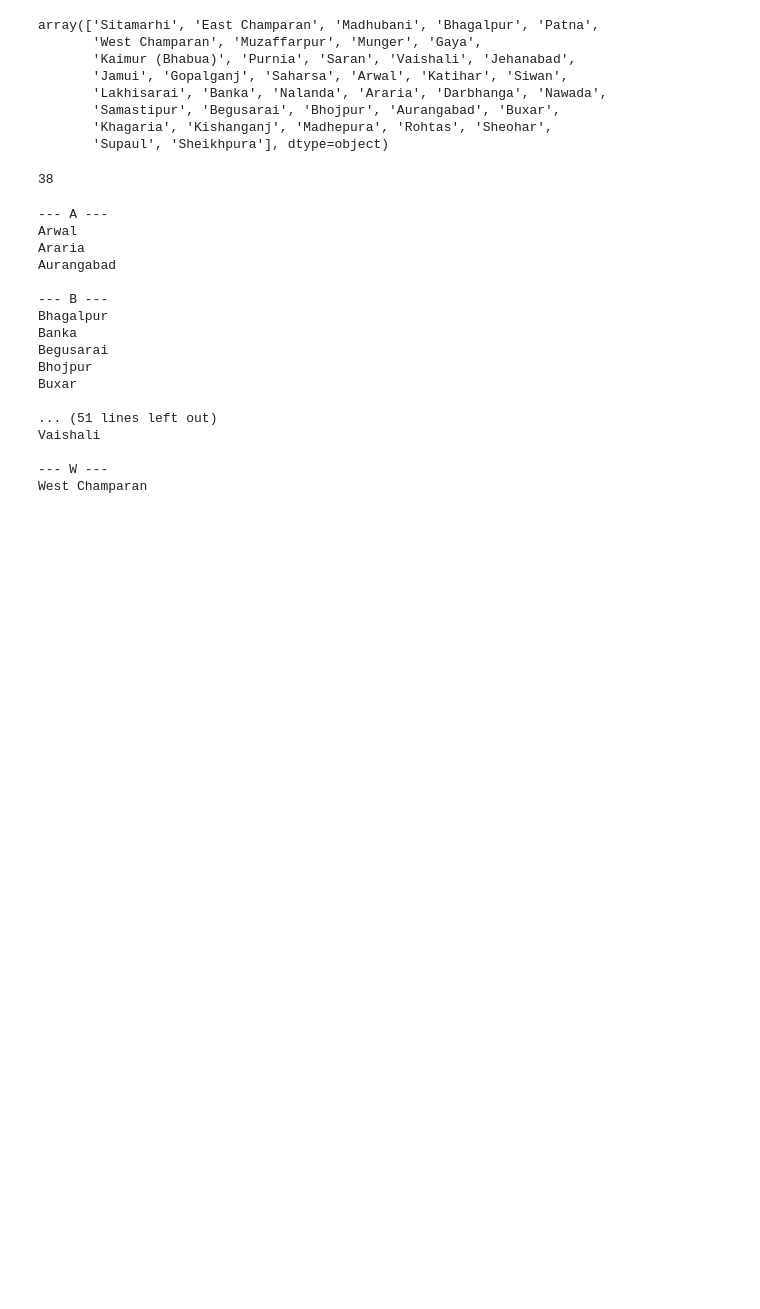
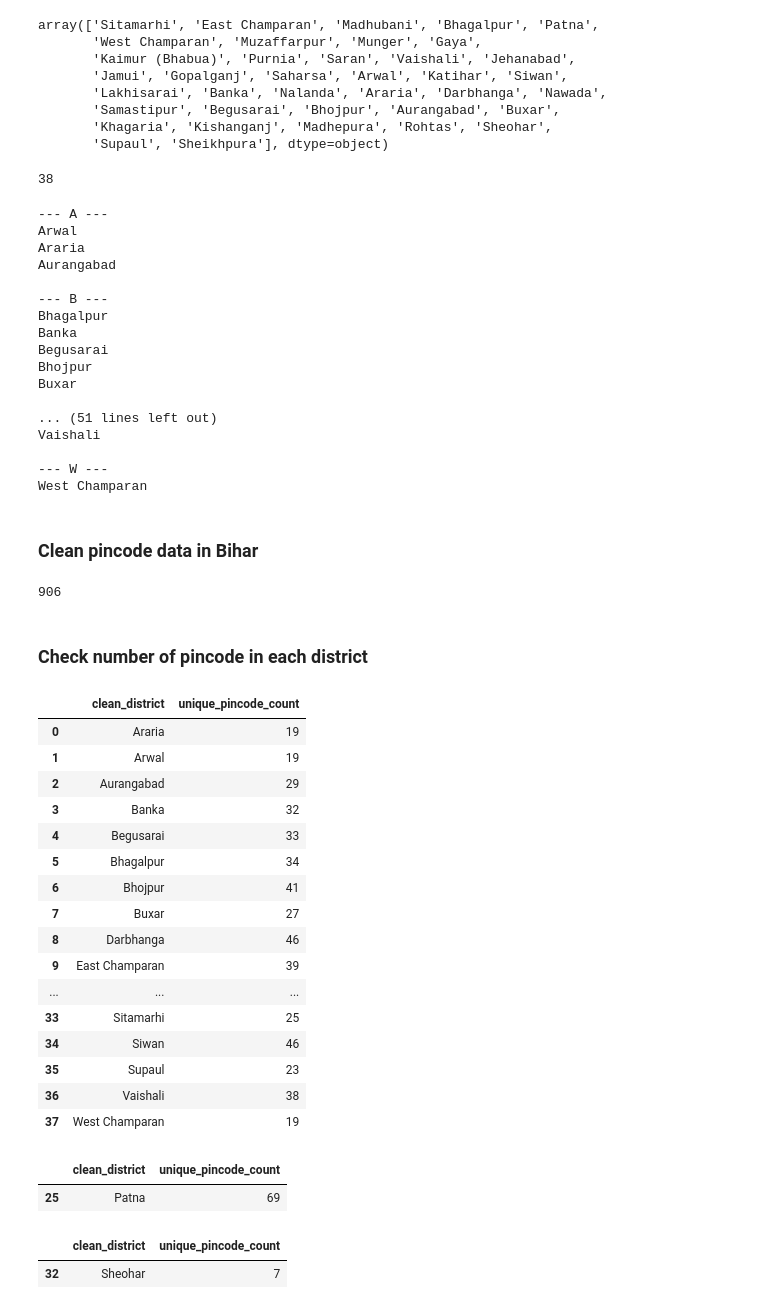
Before and after one commit to ytsubhadip/UIDAI_5916, a Jupyter notebook: Enrolment_data_nootbook.ipynb, the cells around one changed output. Saved outputs shown, nothing was run; the diff lists cells and outputs as text; code cells hidden in the pictures; blank space fills up the shorter version.

```diff
--- a/Enrolment_data_nootbook.ipynb
+++ b/Enrolment_data_nootbook.ipynb
@@ -558,3 +558,45 @@ Vaishali
 
 --- W ---
 West Champaran
+# %% [markdown]
+### Clean pincode data in Bihar
+# %%
+bihar_state['pincode'].nunique()
+# %% [output]
+906
+# %% [markdown]
+### Check number of pincode in each district
+# %%
+pincode_check = bihar_state.groupby('clean_district')['pincode'].nunique().reset_index(name="unique_pincode_count")
+# %%
+pincode_check
+# %% [output]
+|  | clean_district | unique_pincode_count |
+| 0 | Araria | 19 |
+| 1 | Arwal | 19 |
+| 2 | Aurangabad | 29 |
+| 3 | Banka | 32 |
+| 4 | Begusarai | 33 |
+| 5 | Bhagalpur | 34 |
+| 6 | Bhojpur | 41 |
+| 7 | Buxar | 27 |
+| 8 | Darbhanga | 46 |
+| 9 | East Champaran | 39 |
+| ... | ... | ... |
+| 33 | Sitamarhi | 25 |
+| 34 | Siwan | 46 |
+| 35 | Supaul | 23 |
+| 36 | Vaishali | 38 |
+| 37 | West Champaran | 19 |
+# %%
+# max pincode district
+pincode_check[pincode_check["unique_pincode_count"] == pincode_check["unique_pincode_count"].max()]
+# %% [output]
+|  | clean_district | unique_pincode_count |
+| 25 | Patna | 69 |
+# %%
+# min pin code district
+pincode_check[pincode_check["unique_pincode_count"] == pincode_check["unique_pincode_count"].min()]
+# %% [output]
+|  | clean_district | unique_pincode_count |
+| 32 | Sheohar | 7 |
```
Also changed, not shown: parts of 8 cells of this notebook.
